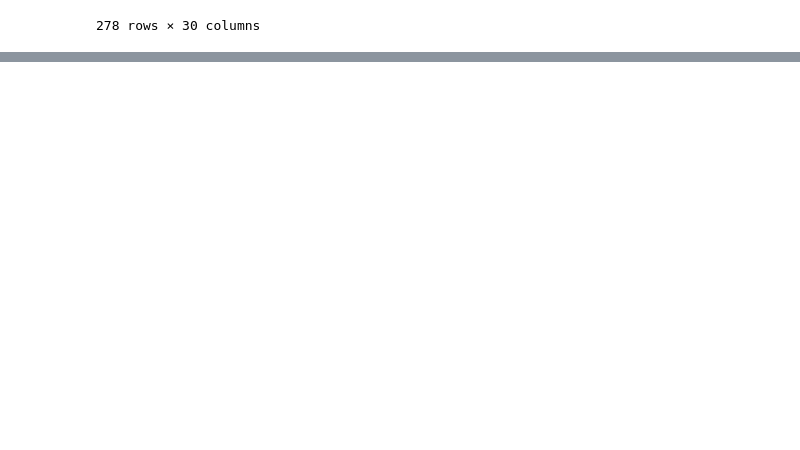
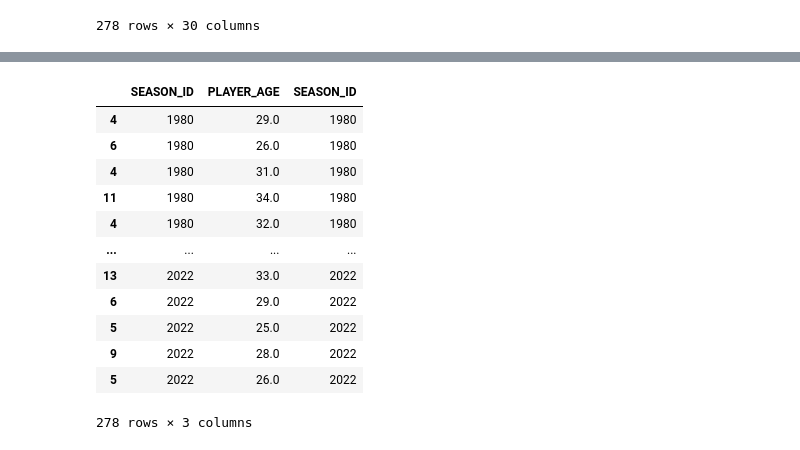
Before and after one commit to ColeSlattery/info24Project, a Jupyter notebook: visualizationsStart.ipynb, the cells around one changed output, grey strips where cells are left out. Saved outputs shown, nothing was run; the diff lists cells and outputs as text; code cells hidden in the pictures; blank space fills up the shorter version.

```diff
--- a/visualizationsStart.ipynb
+++ b/visualizationsStart.ipynb
@@ -608,2 +625,18 @@ mainDF2
+# %%
+mainDFTMP2
+# %% [output]
+|  | SEASON_ID | PLAYER_AGE | SEASON_ID |
+| 4 | 1980 | 29.0 | 1980 |
+| 6 | 1980 | 26.0 | 1980 |
+| 4 | 1980 | 31.0 | 1980 |
+| 11 | 1980 | 34.0 | 1980 |
+| 4 | 1980 | 32.0 | 1980 |
+| ... | ... | ... | ... |
+| 13 | 2022 | 33.0 | 2022 |
+| 6 | 2022 | 29.0 | 2022 |
+| 5 | 2022 | 25.0 | 2022 |
+| 9 | 2022 | 28.0 | 2022 |
+| 5 | 2022 | 26.0 | 2022 |
+278 rows × 3 columns
 # %%
 mainDFTMP1 = mainDF3[['PTS','FTA','FTM','YearGroupsFives']]
```
Also changed, not shown: parts of 18 cells of this notebook, 2 other files.
